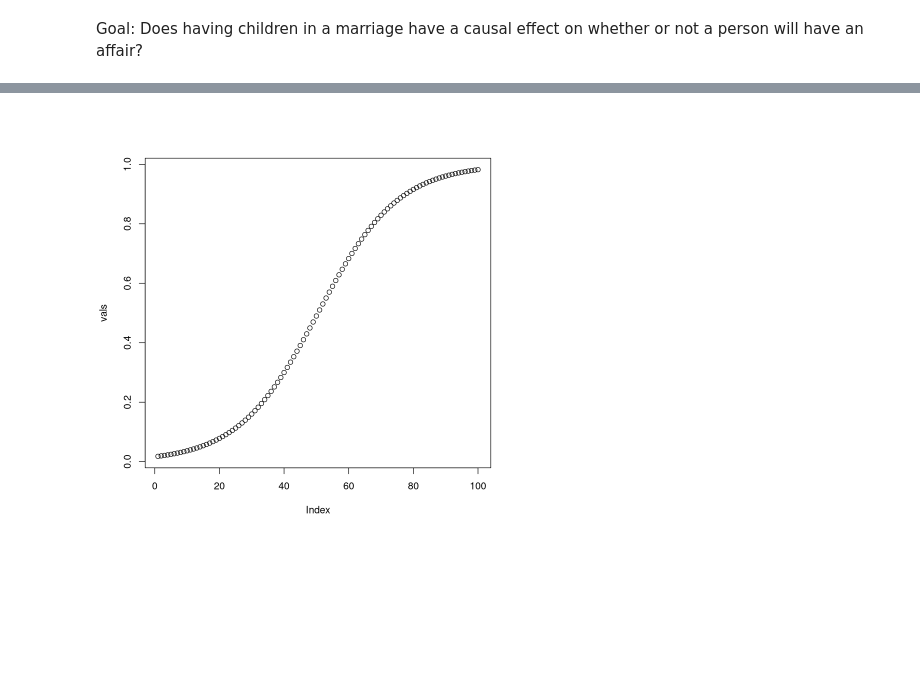
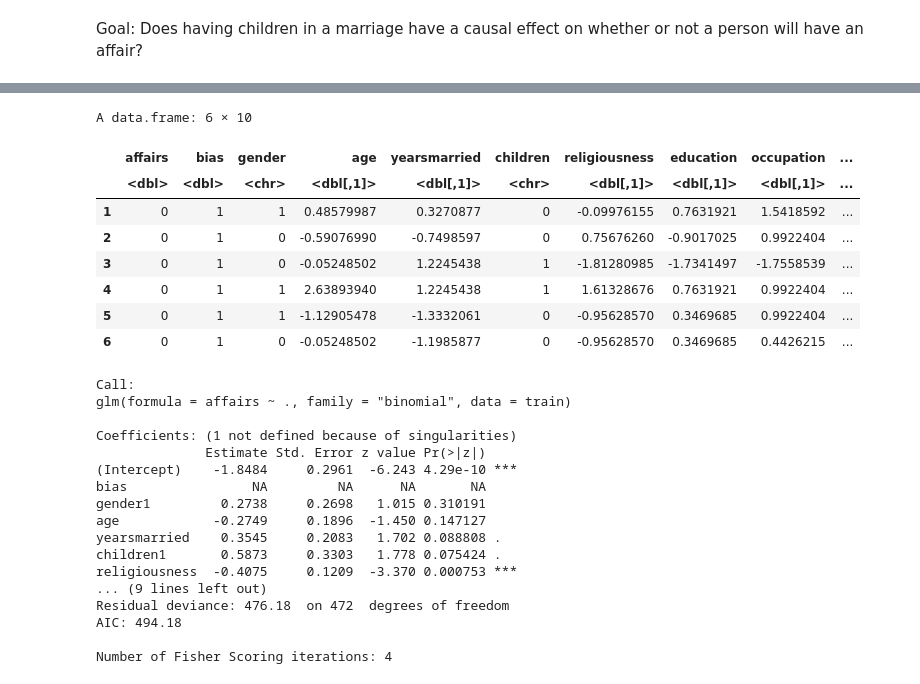
Before and after one commit to eghaymore/sim, a Jupyter notebook: G-comp.ipynb, the cells around one changed output, grey strips where cells are left out. Saved outputs shown, nothing was run; the diff lists cells and outputs as text; code cells hidden in the pictures; blank space fills up the shorter version.

```diff
--- a/G-comp.ipynb
+++ b/G-comp.ipynb
@@ -24,33 +26,54 @@ A data.frame: 6 × 10
 # %%
 # Scale data
 dataset$"age" <- scale(dataset$"age")
 dataset$"yearsmarried" <- scale(dataset$"yearsmarried")
 dataset$"religiousness" <- scale(dataset$"religiousness")
 dataset$"education" <- scale(dataset$"education")
 dataset$"occupation" <- scale(dataset$"occupation")
 dataset$"rating" <- scale(dataset$"rating")
 # Train test split
 LEN = dim(dataset)[1]
 test_indices = sample(1:LEN,size = LEN *.2, replace = FALSE)
 test = dataset[test_indices,]
 train = dataset[-test_indices,]
-test = apply(as.matrix(test), 2, as.numeric)
-train = apply(as.matrix(train), 2, as.numeric)
-y_train = train[,1]
-y_test = test[,1]
-test = test[,2:10]
-train = train[,2:10]
+# test = apply(as.matrix(test), 2, as.numeric)
+# train = apply(as.matrix(train), 2, as.numeric)
+# y_train = train[,1]
+# y_test = test[,1]
+# test = test[,2:10]
+# train = train[,2:10]
+head(dataset)
+# %% [output]
+A data.frame: 6 × 10
+|  | affairs | bias | gender | age | yearsmarried | children | religiousness | education | occupation | ... |
+|  | <dbl> | <dbl> | <chr> | <dbl[,1]> | <dbl[,1]> | <chr> | <dbl[,1]> | <dbl[,1]> | <dbl[,1]> | ... |
+| 1 | 0 | 1 | 1 | 0.48579987 | 0.3270877 | 0 | -0.09976155 | 0.7631921 | 1.5418592 | ... |
+| 2 | 0 | 1 | 0 | -0.59076990 | -0.7498597 | 0 | 0.75676260 | -0.9017025 | 0.9922404 | ... |
+| 3 | 0 | 1 | 0 | -0.05248502 | 1.2245438 | 1 | -1.81280985 | -1.7341497 | -1.7558539 | ... |
+| 4 | 0 | 1 | 1 | 2.63893940 | 1.2245438 | 1 | 1.61328676 | 0.7631921 | 0.9922404 | ... |
+| 5 | 0 | 1 | 1 | -1.12905478 | -1.3332061 | 0 | -0.95628570 | 0.3469685 | 0.9922404 | ... |
+| 6 | 0 | 1 | 0 | -0.05248502 | -1.1985877 | 0 | -0.95628570 | 0.3469685 | 0.4426215 | ... |
 # %%
-# Define sigmoid function
-# h <- function(x, theta) {
-#     1 / (1 + exp( (-1)*(x%*%theta) ))
-# }
-h <- function(x) {
-    1 / (1 + exp( (-1)*(x) ))
-}
-z = seq(-4, 4, length.out = 100)
-vals = h(z)
-plot(vals)
+# Logistic Regression
+model <- glm(affairs~., family = "binomial", data=train)
+# ?glm
+summary(model)
 # %% [output]
-[figure, removed]
+Call:
+glm(formula = affairs ~ ., family = "binomial", data = train)
+
+Coefficients: (1 not defined because of singularities)
+              Estimate Std. Error z value Pr(>|z|)
+(Intercept)    -1.8484     0.2961  -6.243 4.29e-10 ***
+bias                NA         NA      NA       NA
+gender1         0.2738     0.2698   1.015 0.310191
+age            -0.2749     0.1896  -1.450 0.147127
+yearsmarried    0.3545     0.2083   1.702 0.088808 .
+children1       0.5873     0.3303   1.778 0.075424 .
+religiousness  -0.4075     0.1209  -3.370 0.000753 ***
+... (9 lines left out)
+Residual deviance: 476.18  on 472  degrees of freedom
+AIC: 494.18
+
+Number of Fisher Scoring iterations: 4
 # %%
```
Also changed, not shown: parts of 6 cells of this notebook, 1 other file.
